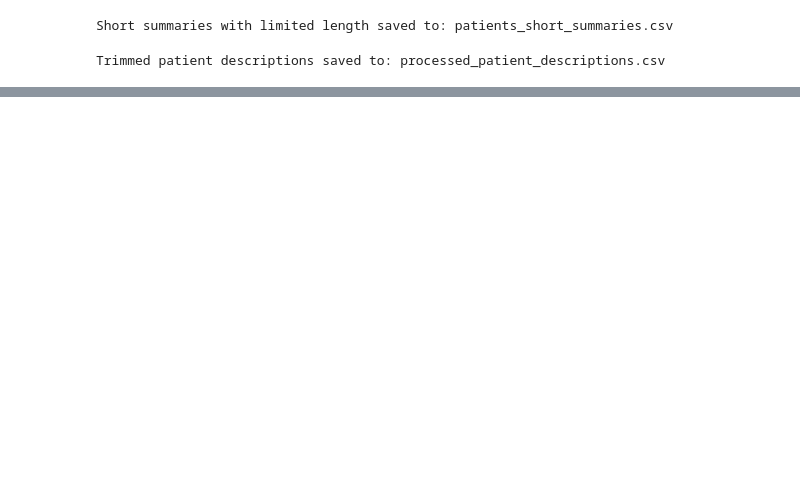
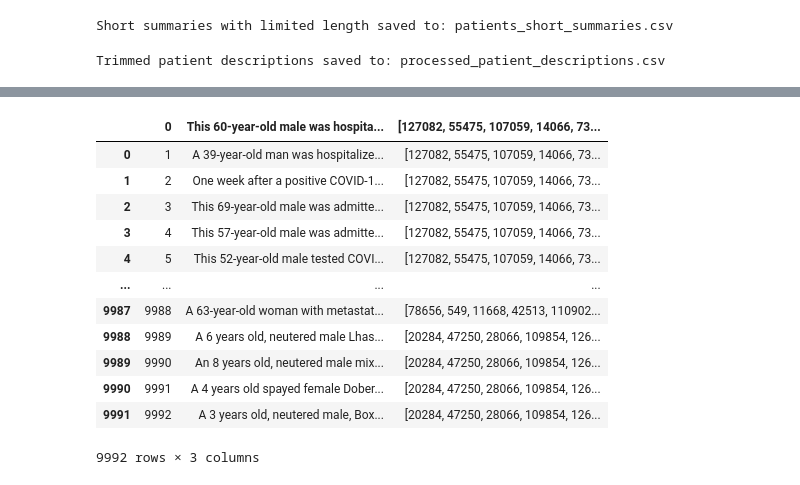
Before and after one commit to Doma1612/medLLM, a Jupyter notebook: data/pmc_patients/Summary_data/extract_short_description.ipynb, the cells around one changed output, grey strips where cells are left out. Cells and saved outputs as stored; diff of their text form; code cells hidden in the pictures; blank space fills up the shorter version.

```diff
--- a/data/pmc_patients/Summary_data/extract_short_description.ipynb
+++ b/data/pmc_patients/Summary_data/extract_short_description.ipynb
@@ -25,7 +26,7 @@ Short summaries with limited length saved to: patients_short_summaries.csv
 import pandas as pd
 
 # Load the dataset
-file_path =  'PMC-Patients-oa-9995.csv'
+file_path =  '../PMC-Patients-oa-9995.csv'
 data = pd.read_csv(file_path)
 
 # Extract and trim the patient descriptions
@@ -40,3 +41,6 @@ data[['description']].to_csv(output_file_path, index=False)
 print(f"Trimmed patient descriptions saved to: {output_file_path}")
 # %% [output]
 Trimmed patient descriptions saved to: processed_patient_descriptions.csv
+# %%
+patient_articles_df = data[['patient', 'relevant_articles']]
+patient_articles_df
@@ -42,0 +85,19 @@ Trimmed patient descriptions saved to: processed_patient_descriptions.csv
+# %%
+list_of_articles = patient_articles_df['relevant_articles'].tolist()
+
+def flatten_list(input_list):
+    return [item for sublist in input_list for item in sublist]
+
+list_of_articles = flatten_list(list_of_articles)
+print(len(list_of_articles))
+# get unique articles
+set_of_articles = set(list_of_articles)
+print(len(set_of_articles))
+# convert back to list
+list_of_articles = list(set_of_articles)
+print(len(list_of_articles))
+dict_of_articles = {article: index for index, article in enumerate(list_of_articles)}
+# safe to csv
+df = pd.DataFrame(list_of_articles, columns=['article'])
+df.to_csv('list_of_articles.csv', index=False)
+df
@@ -42,0 +121,13 @@ Trimmed patient descriptions saved to: processed_patient_descriptions.csv
+# %%
+patient_relevant_articles_map = pd.read_csv("patient_relevant_articles_map.csv")
+patient_relevant_articles_map['relevant_articles'] = patient_relevant_articles_map['relevant_articles'].apply(ast.literal_eval)
+
+for index, row in patient_relevant_articles_map.iterrows():
+    value = row['relevant_articles']
+    #value = ast.literal_eval(value)
+    new_list = []
+    for paper in value:
+        new_list.append(dict_of_articles[paper])
+    patient_relevant_articles_map.at[index, 'relevant_articles'] = new_list
+patient_relevant_articles_map.to_csv('patient_relevant_articles_ids_map.csv', index=False)
+patient_relevant_articles_map
@@ -42,0 +157,22 @@ Trimmed patient descriptions saved to: processed_patient_descriptions.csv
+# %%
+# check for Ellipsis
+dataframe = pd.read_csv('patient_relevant_articles_ids_map.csv')
+
+dataframe['relevant_articles'] = dataframe['relevant_articles'].apply(ast.literal_eval)
+for index, row in dataframe.iterrows():
+    value = row['relevant_articles']
+    value
+# %% [output]
+|  | 0 | This 60-year-old male was hospita... | [127082, 55475, 107059, 14066, 73... |
+| 0 | 1 | A 39-year-old man was hospitalize... | [127082, 55475, 107059, 14066, 73... |
+| 1 | 2 | One week after a positive COVID-1... | [127082, 55475, 107059, 14066, 73... |
+| 2 | 3 | This 69-year-old male was admitte... | [127082, 55475, 107059, 14066, 73... |
+| 3 | 4 | This 57-year-old male was admitte... | [127082, 55475, 107059, 14066, 73... |
+| 4 | 5 | This 52-year-old male tested COVI... | [127082, 55475, 107059, 14066, 73... |
+| ... | ... | ... | ... |
+| 9987 | 9988 | A 63-year-old woman with metastat... | [78656, 549, 11668, 42513, 110902... |
+| 9988 | 9989 | A 6 years old, neutered male Lhas... | [20284, 47250, 28066, 109854, 126... |
+| 9989 | 9990 | An 8 years old, neutered male mix... | [20284, 47250, 28066, 109854, 126... |
+| 9990 | 9991 | A 4 years old spayed female Dober... | [20284, 47250, 28066, 109854, 126... |
+| 9991 | 9992 | A 3 years old, neutered male, Box... | [20284, 47250, 28066, 109854, 126... |
+9992 rows × 3 columns
```
Also changed, not shown: parts of 6 cells of this notebook, 3 other files.
